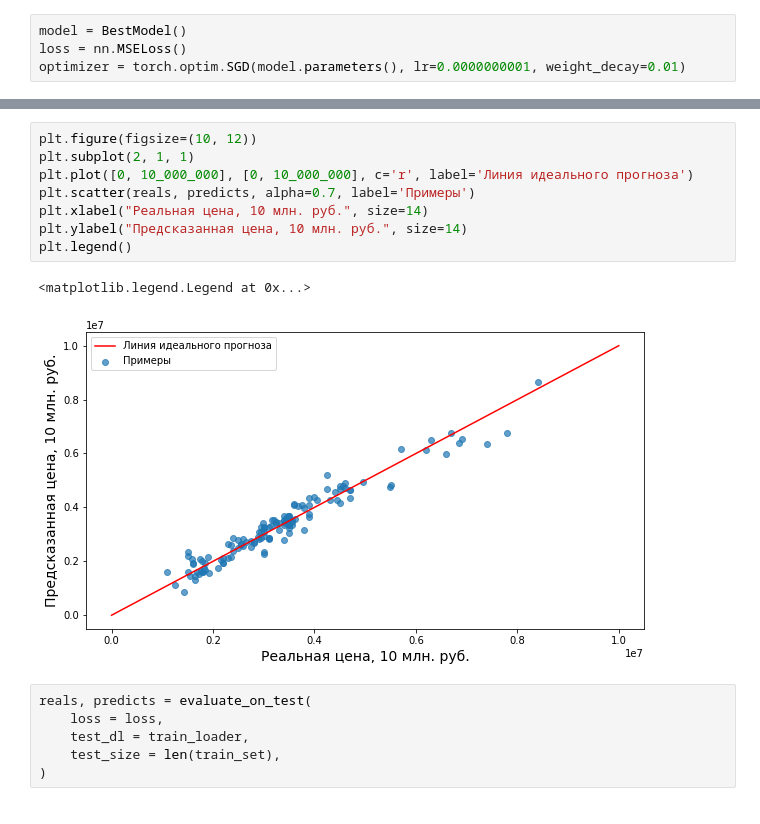
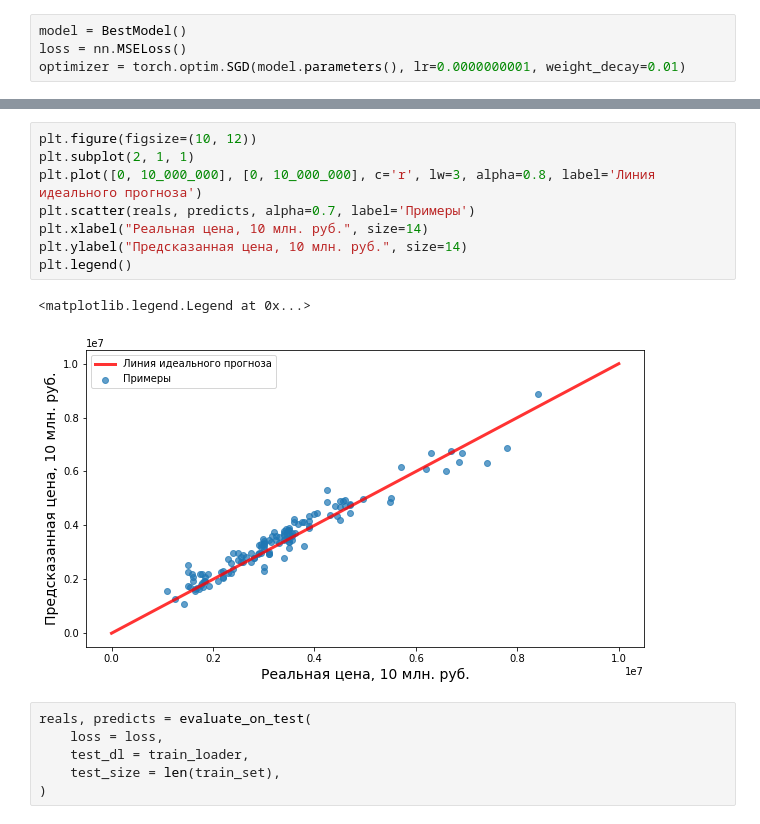
Before and after one commit to Daniil-Solo/Avito-analytics, a Jupyter notebook: Modelling/2_Best_model.ipynb, the cells around one changed output, grey strips where cells are left out. Saved outputs shown, nothing was run; the diff lists cells and outputs as text.

```diff
--- a/Modelling/2_Best_model.ipynb
+++ b/Modelling/2_Best_model.ipynb
@@ -178,14 +177,14 @@ test loss =  333518.32734030957
 # %%
 plt.figure(figsize=(10, 12))
 plt.subplot(2, 1, 1)
-plt.plot([0, 10_000_000], [0, 10_000_000], c='r', label='Линия идеального прогноза')
+plt.plot([0, 10_000_000], [0, 10_000_000], c='r', lw=3, alpha=0.8, label='Линия идеального прогноза')
 plt.scatter(reals, predicts, alpha=0.7, label='Примеры')
 plt.xlabel("Реальная цена, 10 млн. руб.", size=14)
 plt.ylabel("Предсказанная цена, 10 млн. руб.", size=14)
 plt.legend()
 # %% [output]
 <matplotlib.legend.Legend at 0x...>
-[figure, old version]
+[figure, new version]
 # %%
 reals, predicts = evaluate_on_test(
     loss = loss,
```
Also changed, not shown: parts of 6 cells of this notebook, 14 other files.
